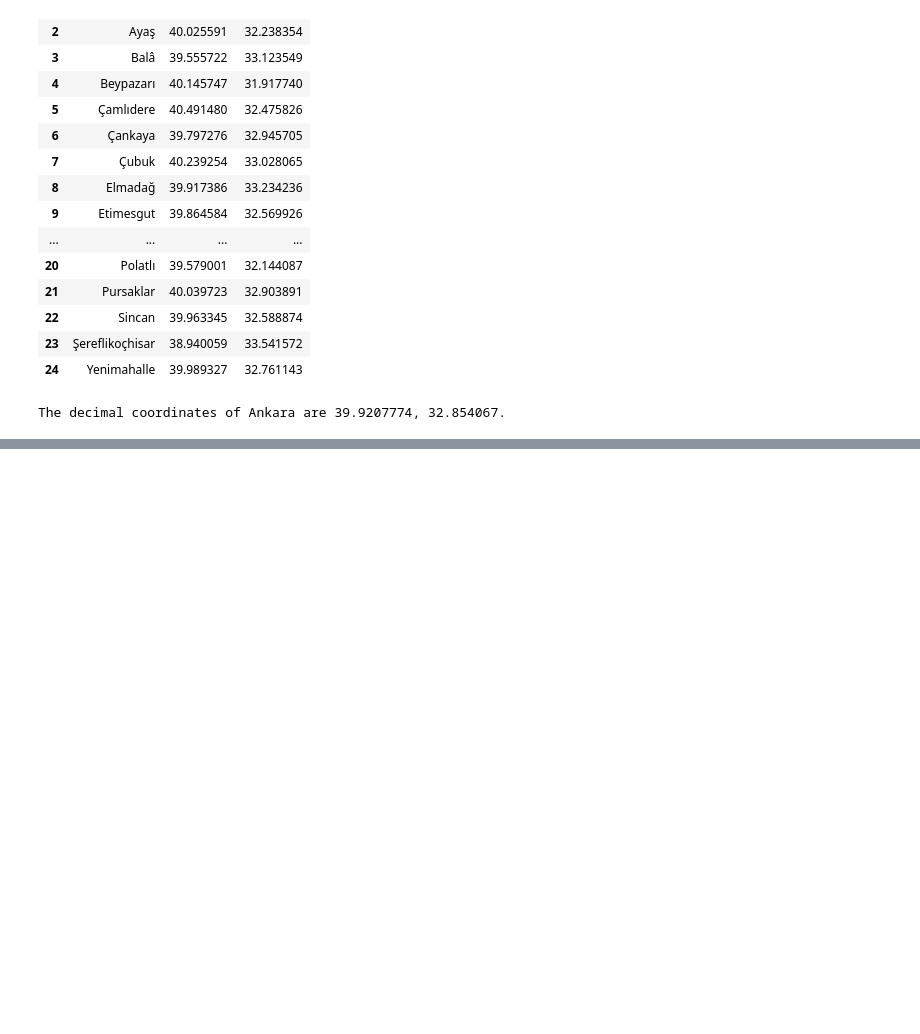
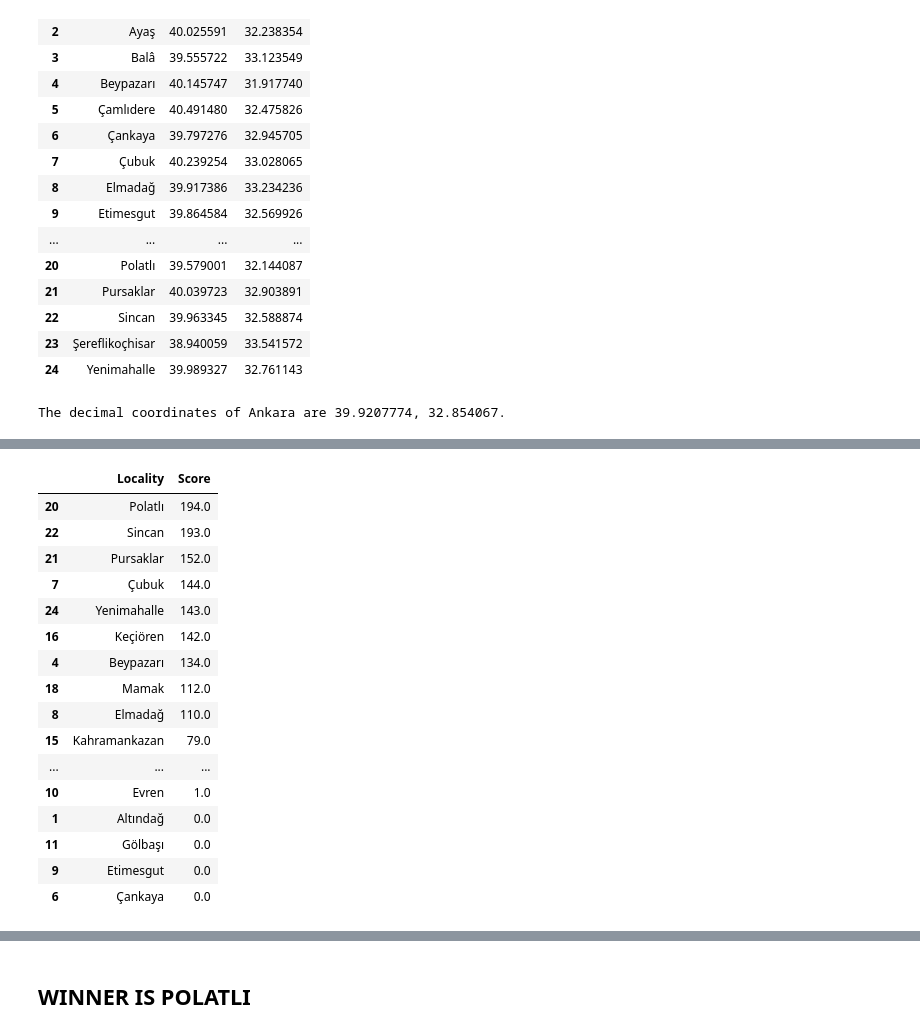
Before and after one commit to ozkankilic/Capstone_Project, a Jupyter notebook: OK_Battle_of_NB_ANKARA.ipynb, the cells around one changed output, grey strips where cells are left out. Cells and saved outputs as stored; diff of their text form; code cells hidden in the pictures; blank space fills up the shorter version.

```diff
--- a/OK_Battle_of_NB_ANKARA.ipynb
+++ b/OK_Battle_of_NB_ANKARA.ipynb
@@ -325 +401,30 @@ The geograpical coordinate of Toronto are 43.653963, -79.387207.
+# %%
+# Now we will weight each type of venue that might have neg or pos contribution to our decision
+weight_burger = -1
+weight_schools = 1
+weight_uni = 2
+weight_offices = 2
+# %%
+df_weighted = df[['Locality']].copy()
+df_weighted['Score'] = df['Burger'] * weight_burger + df['High Schools'] * weight_schools + df['Universities'] * weight_uni + df['Offices'] * weight_offices
+df_weighted = df_weighted.sort_values(by=['Score'], ascending=False)
+df_weighted
+# %% [output]
+|  | Locality | Score |
+| 20 | Polatlı | 194.0 |
+| 22 | Sincan | 193.0 |
+| 21 | Pursaklar | 152.0 |
+| 7 | Çubuk | 144.0 |
+| 24 | Yenimahalle | 143.0 |
+| 16 | Keçiören | 142.0 |
+| 4 | Beypazarı | 134.0 |
+| 18 | Mamak | 112.0 |
+| 8 | Elmadağ | 110.0 |
+| 15 | Kahramankazan | 79.0 |
+| ... | ... | ... |
+| 10 | Evren | 1.0 |
+| 1 | Altındağ | 0.0 |
+| 11 | Gölbaşı | 0.0 |
+| 9 | Etimesgut | 0.0 |
+| 6 | Çankaya | 0.0 |
 # %%
@@ -344,2 +453,4 @@ map_toronto
 # %% [output]
 [interactive output not drawn]
+# %% [markdown]
+## WINNER IS POLATLI
```
Also changed, not shown: parts of 26 cells of this notebook.
